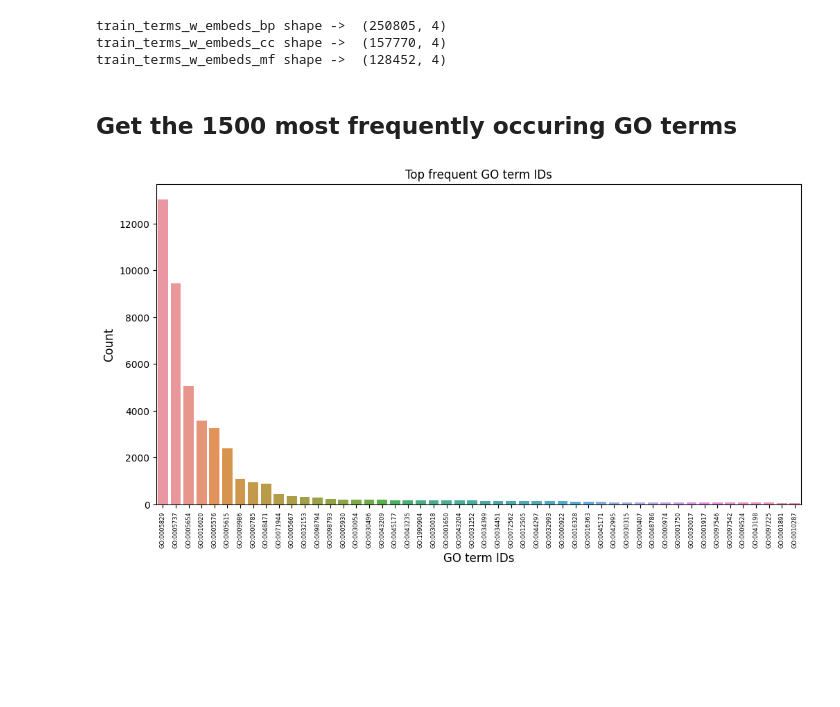
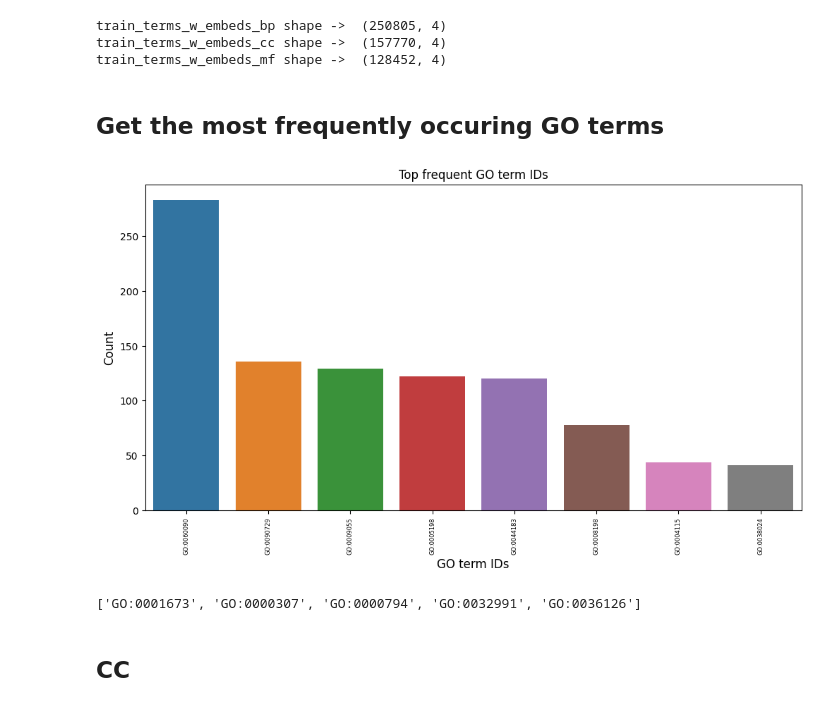
Before and after one commit to sumaniitm/cafa-6-protein-function-prediction-kaggle, a Jupyter notebook: cafa-suman-ontology-based-features.ipynb, the cells around one changed output. Saved outputs shown, nothing was run; the diff lists cells and outputs as text; code cells hidden in the pictures; blank space fills up the shorter version.

```diff
--- a/cafa-suman-ontology-based-features.ipynb
+++ b/cafa-suman-ontology-based-features.ipynb
@@ -329,0 +328,21 @@ train_terms_w_embeds_cc_6 shape ->  (3913, 4)
+# %%
+train_terms_w_embeds_mf_concat = train_terms_w_embeds.filter(pl.col("term").is_in(concatenated_mf_terms)) # 0,1,8,9,10
+print("train_terms_w_embeds_mf_concat shape -> ",train_terms_w_embeds_mf_concat.shape)
+
+train_terms_w_embeds_mf_2 = train_terms_w_embeds.filter(pl.col("term").is_in(mf_terms_at_depths[2]))
+print("train_terms_w_embeds_mf_2 shape -> ",train_terms_w_embeds_mf_2.shape)
+
+train_terms_w_embeds_mf_3 = train_terms_w_embeds.filter(pl.col("term").is_in(mf_terms_at_depths[3]))
+print("train_terms_w_embeds_mf_3 shape -> ",train_terms_w_embeds_mf_3.shape)
+
+train_terms_w_embeds_mf_4 = train_terms_w_embeds.filter(pl.col("term").is_in(mf_terms_at_depths[4]))
+print("train_terms_w_embeds_mf_4 shape -> ",train_terms_w_embeds_mf_4.shape)
+
+train_terms_w_embeds_mf_5 = train_terms_w_embeds.filter(pl.col("term").is_in(mf_terms_at_depths[5]))
+print("train_terms_w_embeds_mf_5 shape -> ",train_terms_w_embeds_mf_5.shape)
+
+train_terms_w_embeds_mf_6 = train_terms_w_embeds.filter(pl.col("term").is_in(mf_terms_at_depths[6]))
+print("train_terms_w_embeds_mf_6 shape -> ",train_terms_w_embeds_mf_6.shape)
+
+train_terms_w_embeds_mf_7 = train_terms_w_embeds.filter(pl.col("term").is_in(mf_terms_at_depths[7]))
+print("train_terms_w_embeds_mf_7 shape -> ",train_terms_w_embeds_mf_7.shape)
@@ -341,18 +430,19 @@ train_terms_w_embeds_bp shape ->  (250805, 4)
 train_terms_w_embeds_cc shape ->  (157770, 4)
 train_terms_w_embeds_mf shape ->  (128452, 4)
 # %% [markdown]
-## Get the 1500 most frequently occuring GO terms
+## Get the most frequently occuring GO terms
 # %%
-plot_df = dd.sql("select term, count(1) as freq from train_terms_w_embeds_cc_2 group by term order by count(1) desc limit 50").pl()
+plot_df = dd.sql("select term, count(1) as freq from train_terms_w_embeds_mf_concat group by term \
+having count(1) >= 40 order by count(1) desc ").pl()
 plot_df_pandas = plot_df.to_pandas()
 
 figure, axis = plt.subplots(1, 1, figsize=(12, 6))
 
 bp = sns.barplot(ax=axis, x=plot_df_pandas.term, y=plot_df_pandas.freq)
 bp.set_xticklabels(bp.get_xticklabels(), rotation=90, size = 6)
 axis.set_title('Top frequent GO term IDs')
 bp.set_xlabel("GO term IDs", fontsize = 12)
 bp.set_ylabel("Count", fontsize = 12)
 plt.show()
 # %% [output]
-[figure, old version]
+[figure, new version]
@@ -411,4 +477,16 @@ def train_labels_per_ontology_pl(input_df: pl.DataFrame, input_num_of_labels: in
     print(train_labels.head())
 
     return train_labels
+# %%
+result = (
+    train_terms_w_embeds_cc_concat.group_by("term")
+    .agg(pl.col("protein_accession_id").n_unique().alias("unique_protein_count"))
+    .filter(pl.col("unique_protein_count") >= 50)
+)
+
+result["term"].to_list()
+# %% [output]
+['GO:0001673', 'GO:0000307', 'GO:0000794', 'GO:0032991', 'GO:0036126']
+# %% [markdown]
+## CC
 # %%
```
Also changed, not shown: parts of 53 cells of this notebook.
